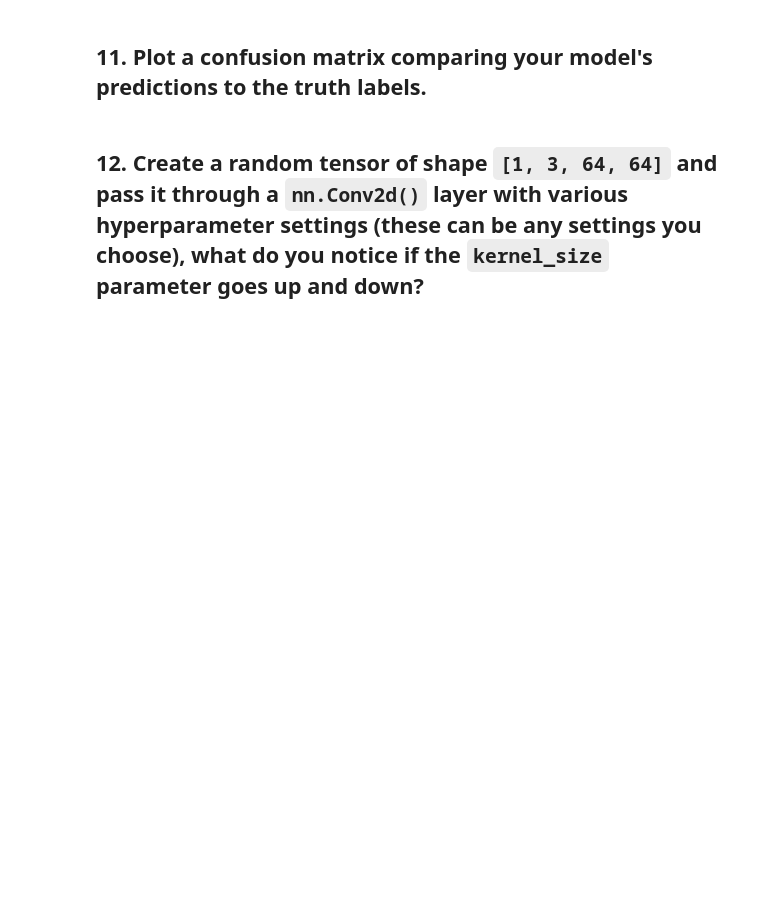
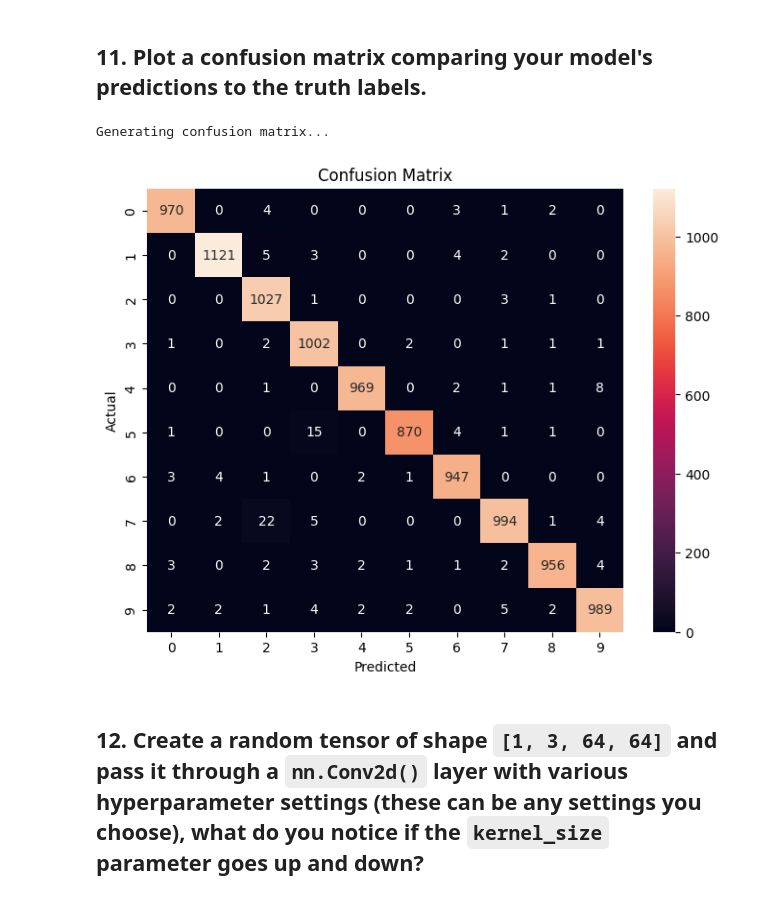
Before and after one commit to trkZahed/demo-repo, a Jupyter notebook: extras/exercises/03_pytorch_computer_vision_exercises.ipynb, the cells around one changed output. Drawn from its saved outputs; the diff is of its cells as text; code cells hidden in the pictures; blank space fills up the shorter version.

```diff
--- a/extras/exercises/03_pytorch_computer_vision_exercises.ipynb
+++ b/extras/exercises/03_pytorch_computer_vision_exercises.ipynb
@@ -191,4 +275,36 @@ NameError: name 'device' is not defined
 # %% [markdown]
 ## 11. Plot a confusion matrix comparing your model's predictions to the truth labels.
+# %%
+from sklearn.metrics import confusion_matrix
+import seaborn as sns
+
+print("Generating confusion matrix...")
+
+y_true = []
+y_pred = []
+
+model.eval()
+
+with torch.no_grad():
+    for X,y in test_dataloader:
+        X = X.to(device)
+        preds = model(X)
+
+        preds = preds.argmax(dim=1).cpu()
+
+        y_pred.extend(preds)
+        y_true.extend(y)
+
+cm = confusion_matrix(y_true,y_pred)
+
+plt.figure(figsize=(8,6))
+sns.heatmap(cm, annot=True, fmt="d")
+plt.title("Confusion Matrix")
+plt.xlabel("Predicted")
+plt.ylabel("Actual")
+plt.show()
+# %% [output]
+Generating confusion matrix...
+[figure, added]
 # %% [markdown]
 ## 12. Create a random tensor of shape `[1, 3, 64, 64]` and pass it through a `nn.Conv2d()` layer with various hyperparameter settings (these can be any settings you choose), what do you notice if the `kernel_size` parameter goes up and down?
```
Also changed, not shown: parts of 6 cells of this notebook.
